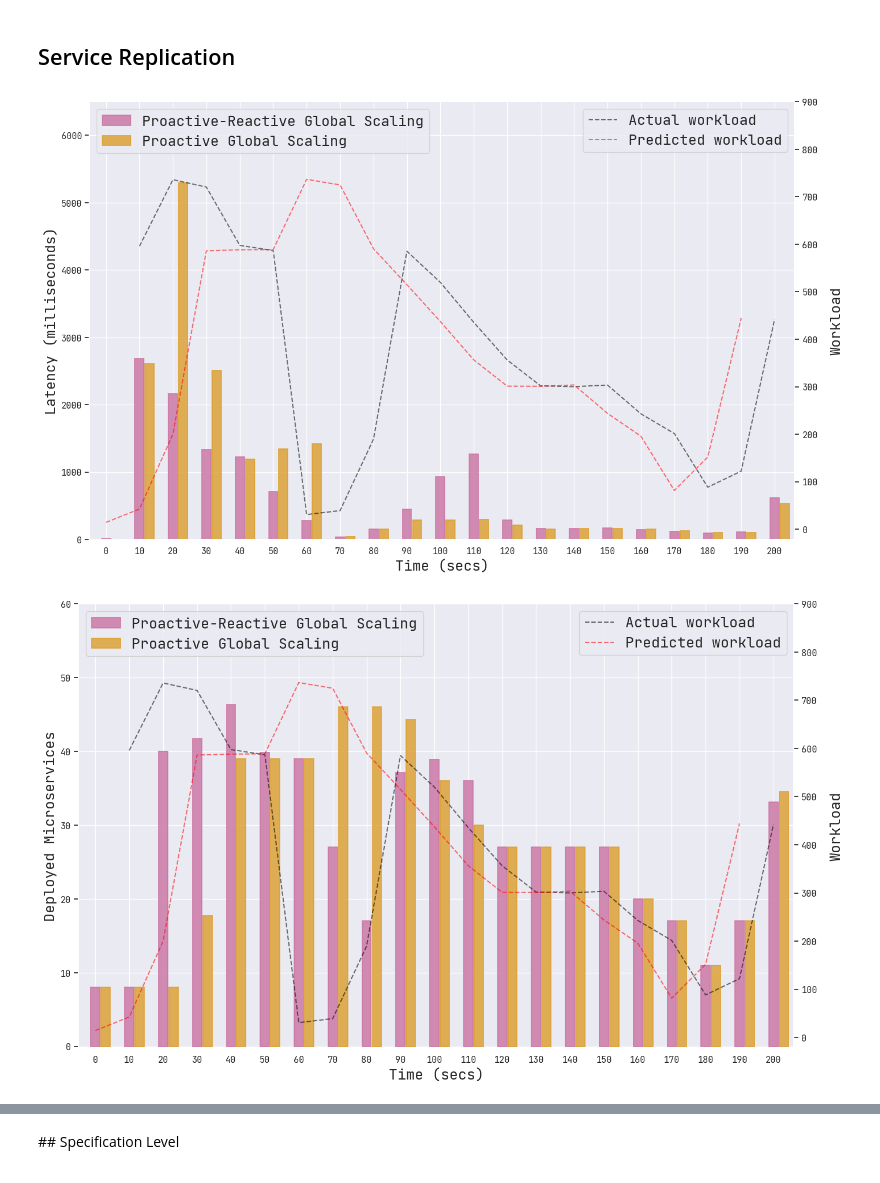
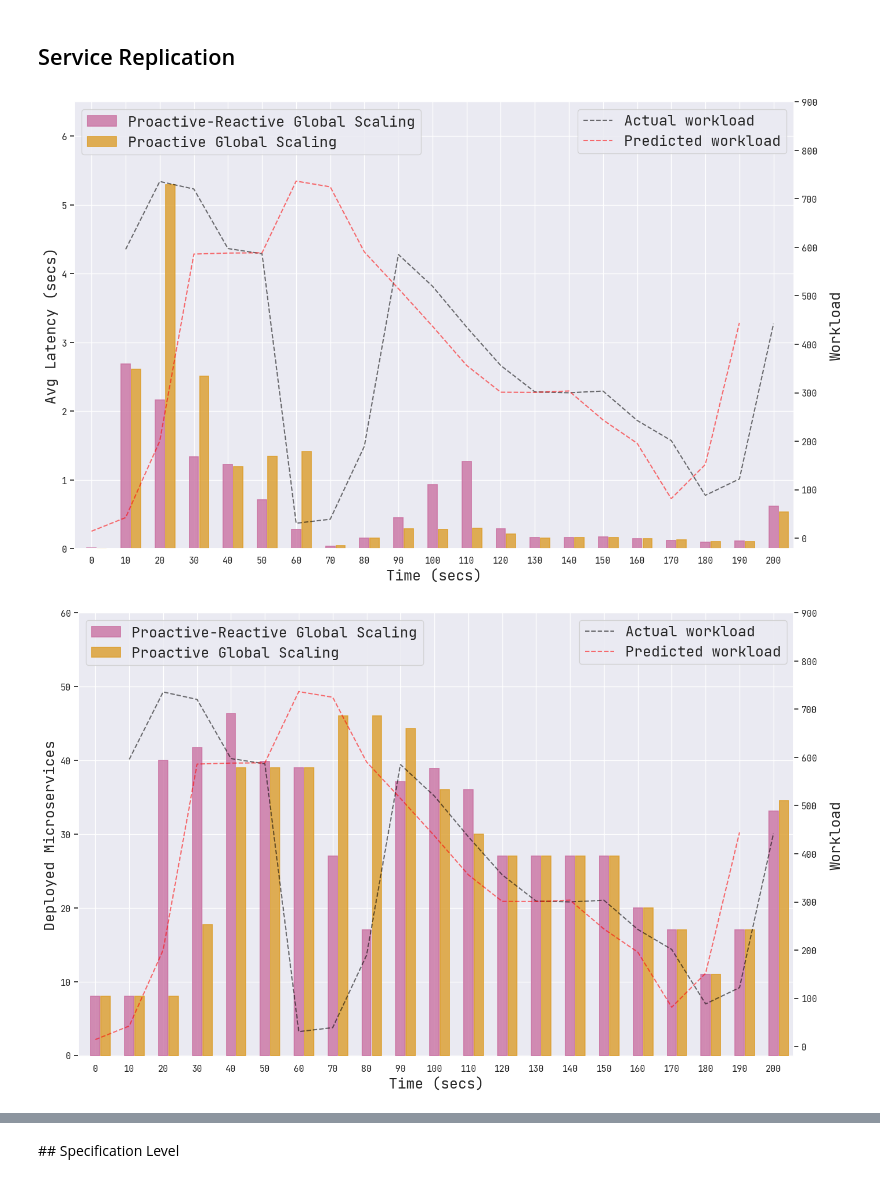
Before and after one commit to LBacchiani/architectural_reconfiguration_platform, a Jupyter notebook: data/main.ipynb, the cells around one changed output, grey strips where cells are left out. Cells and saved outputs as stored; diff of their text form; code cells hidden in the pictures.

```diff
--- a/data/main.ipynb
+++ b/data/main.ipynb
@@ -334,8 +314,8 @@ for target_col, target_label, save_label in zip(target_cols, target_labels, save
     width = 2.7
 
     if save_label == 'latency':
-        up = 800
-        down = -1
+        up = 0.800
+        down = -0.0001
     elif save_label == 'deployed_instaces':
         up = 60
         down = -.2
@@ -346,7 +326,7 @@ for target_col, target_label, save_label in zip(target_cols, target_labels, save
     # define plots
     pr = ax.bar(
         x,
-        y_pr_r,
+        y_pr_r / 1000 if target_label == 'Latency (milliseconds)' else y_pr_r,
         linestyle='solid',
         facecolor=facecolor_hybrid,
         edgecolor=edgecolor_hybrid,
@@ -358,7 +338,7 @@ for target_col, target_label, save_label in zip(target_cols, target_labels, save
 
     p = ax.bar(
         x+width+0.35,
-        y_proactive,
+        y_proactive / 1000 if target_label == 'Latency (milliseconds)' else y_proactive,
         linestyle='solid',
         facecolor=facecolor_proactive_global,
         edgecolor=edgecolor_proactive_global,
@@ -378,7 +358,7 @@ for target_col, target_label, save_label in zip(target_cols, target_labels, save
     ax.set_ylim(down, up)
 
     # set ticks and labels
-    ax.set_ylabel(target_label, fontsize=18)
+    ax.set_ylabel('Avg Latency (secs)' if target_label == 'Latency (milliseconds)' else target_label, fontsize=18)
     ax.set_xlabel('Time (secs)', fontsize=18)
     ax.set_xticks(range(0, 210, 10))
     #ax.set_xticklabels(['10', '11', '12', '13', '14', '15', '16', '17', '18', '19', '20', '21', '22', '23', '00', '01', '02', '03', '04', '05', '06'])
@@ -448,8 +428,8 @@ for target_col, target_label, save_label in zip(target_cols, target_labels, save
     width = 2.7
 
     if save_label == 'latency':
-        up = 6500
-        down = -1
+        up = 6.500
+        down = -0.0001
     elif save_label == 'deployed_instaces':
         up = 23
         down = -.02
@@ -461,7 +441,7 @@ for target_col, target_label, save_label in zip(target_cols, target_labels, save
     # define plots
     g = ax.bar(
         x,
-        y_global,
+        y_global / 1000 if target_label == 'Latency (milliseconds)' else y_global,
         linestyle='solid',
         facecolor=facecolor_reactive_global,
         edgecolor=edgecolor_reactive_global,
@@ -472,7 +452,7 @@ for target_col, target_label, save_label in zip(target_cols, target_labels, save
     )
     l = ax.bar(
         x+width+0.35,
-        y_local,
+        y_local / 1000 if target_label == 'Latency (milliseconds)' else y_local,
         linestyle='solid',
         facecolor=facecolor_reactive_local,
         edgecolor=edgecolor_reactive_local,
@@ -492,7 +472,7 @@ for target_col, target_label, save_label in zip(target_cols, target_labels, save
     ax.set_ylim(down, up)
 
     # set ticks and labels
-    ax.set_ylabel(target_label, fontsize=18)
+    ax.set_ylabel('Avg Latency (secs)' if target_label == 'Latency (milliseconds)' else target_label, fontsize=18)
     ax.set_xlabel('Time (secs)', fontsize=18)
     ax.set_xticks(range(0, 210, 20))
     #ax.set_xticklabels(['10', '11', '12', '13', '14', '15', '16', '17', '18', '19', '20', '21', '22', '23', '00', '01', '02', '03', '04', '05', '06'])
@@ -589,8 +569,8 @@ for target_col, target_label, save_label in zip(target_cols, target_labels, save
     width = 2.7
 
     if save_label == 'latency':
-        up = 3500
-        down = -1
+        up = 3.500
+        down = -0.0001
     elif save_label == 'deployed_instaces':
         up = 55
         down = -.02
@@ -602,7 +582,7 @@ for target_col, target_label, save_label in zip(target_cols, target_labels, save
     # define plots
     g = ax.bar(
         x,
-        y_global,
+        y_global / 1000 if target_label == 'Latency (milliseconds)' else y_global,
         linestyle='solid',
         facecolor=facecolor_reactive_global,
         edgecolor=edgecolor_reactive_global,
@@ -613,7 +593,7 @@ for target_col, target_label, save_label in zip(target_cols, target_labels, save
     )
     l = ax.bar(
         x+width+0.35,
-        y_local,
+        y_local / 1000 if target_label == 'Latency (milliseconds)' else y_local,
         linestyle='solid',
         facecolor=facecolor_reactive_local,
         edgecolor=edgecolor_reactive_local,
@@ -633,7 +613,7 @@ for target_col, target_label, save_label in zip(target_cols, target_labels, save
     ax.set_ylim(down, up)
 
     # set ticks and labels
-    ax.set_ylabel(target_label, fontsize=18)
+    ax.set_ylabel('Avg Latency (secs)' if target_label == 'Latency (milliseconds)' else target_label, fontsize=18)
     ax.set_xlabel('Time (secs)', fontsize=18)
     ax.set_xticks(range(0, 210, 10))
     #ax.set_xticklabels(['10', '11', '12', '13', '14', '15', '16', '17', '18', '19', '20', '21', '22', '23', '00', '01', '02', '03', '04', '05', '06'])
@@ -669,8 +649,8 @@ for target_col, target_label, save_label in zip(target_cols, target_labels, save
     width = 2.7
 
     if save_label == 'latency':
-        up = 6500
-        down = -1
+        up = 6.500
+        down = -0.0001
     elif save_label == 'deployed_instaces':
         up = 60
         down = -.2
@@ -681,7 +661,7 @@ for target_col, target_label, save_label in zip(target_cols, target_labels, save
     # define plots
     pr = ax.bar(
         x,
-        y_pr_r,
+        y_pr_r / 1000 if target_label == 'Latency (milliseconds)' else y_pr_r,
         linestyle='solid',
         facecolor=facecolor_hybrid,
         edgecolor=edgecolor_hybrid,
@@ -693,7 +673,7 @@ for target_col, target_label, save_label in zip(target_cols, target_labels, save
 
     p = ax.bar(
         x+width+0.35,
-        y_proactive,
+        y_proactive / 1000 if target_label == 'Latency (milliseconds)' else y_proactive,
         linestyle='solid',
         facecolor=facecolor_proactive_global,
         edgecolor=edgecolor_proactive_global,
@@ -702,35 +682,35 @@ for target_col, target_label, save_label in zip(target_cols, target_labels, save
         zorder=10,
         width=width,
     )
 
     # define background plot
     arrived_msgs = ax_background.plot(x[1:], y_msgs[1:], linestyle='dashed', label='Actual workload', color='black', zorder=1000, alpha=.55)
     predicted_msgs = ax_background.plot(x[0:-1], y_pred[0:-1], linestyle='dashed', label='Predicted workload', color='red', zorder=1000, alpha=.55)
 
     # set axis limits
     ax.set_yscale('linear')
     ax.set_xlim(-5, 206)
     ax.set_ylim(down, up)
 
     # set ticks and labels
-    ax.set_ylabel(target_label, fontsize=18)
+    ax.set_ylabel('Avg Latency (secs)' if target_label == 'Latency (milliseconds)' else target_label, fontsize=18)
     ax.set_xlabel('Time (secs)', fontsize=18)
     ax.set_xticks(range(0, 210, 10))
     #ax.set_xticklabels(['10', '11', '12', '13', '14', '15', '16', '17', '18', '19', '20', '21', '22', '23', '00', '01', '02', '03', '04', '05', '06'])
 
     # background ticks and labels
     ax_background.set_yticks(range(0, 1000, 100))
     ax_background.grid(False)
     ax_background.yaxis.set_label_coords(1.05, 0.5)
     ax_background.set_ylabel('Workload', fontsize=18)
 
     # legend settings
     ax.legend(loc='upper left', ncol=1, frameon=True, fontsize=18)
     ax_background.legend(loc='upper right', ncol=1, frameon=True, fontsize=18)
 
     fig.savefig(f'./fig/{save_label}_{system_data}_implementation_level_outliers_proactive_reactiveG_vs_proactiveG.pdf', dpi=300, format='pdf', bbox_inches='tight')
 # %% [output]
-[figure, old version]
+[figure, new version]
 [figure]
 [figure]
 # %% [markdown]
```
Also changed, not shown: parts of 12 cells of this notebook.
